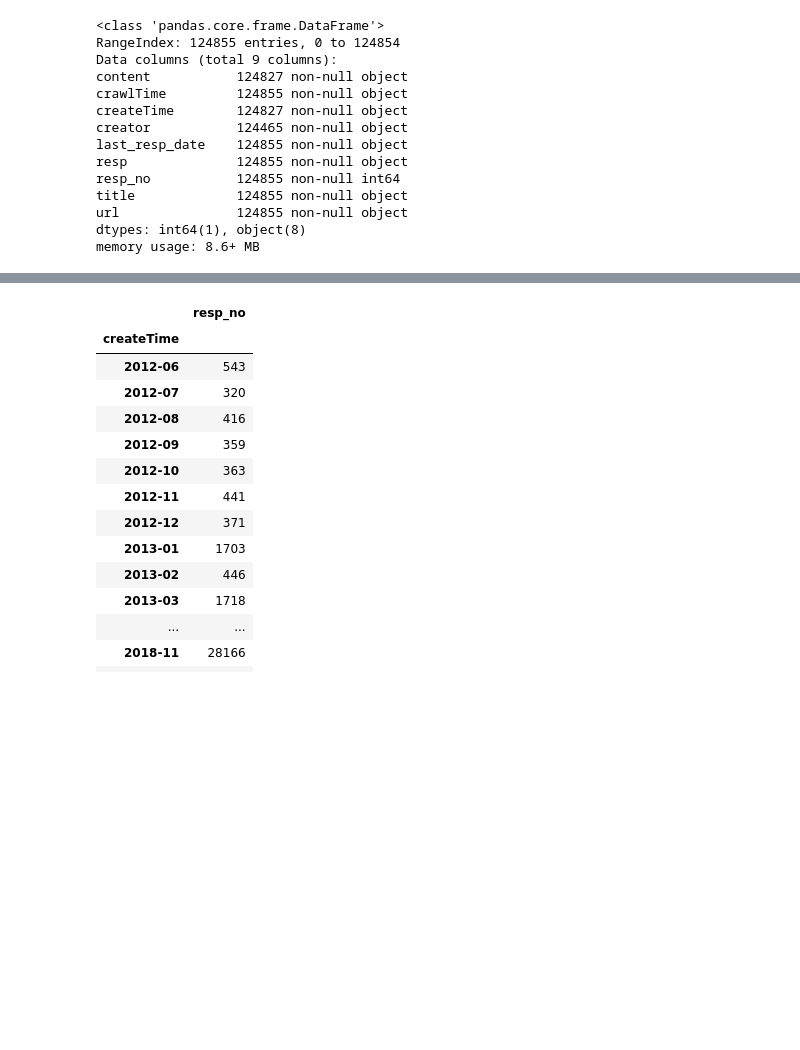
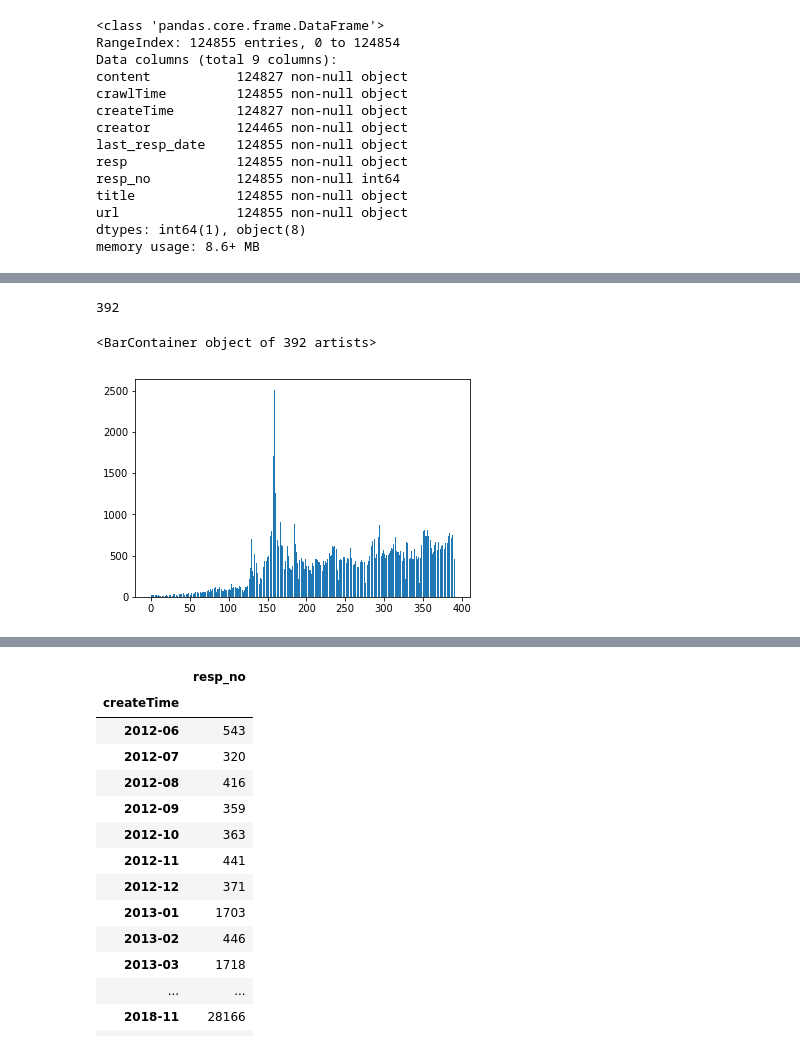
Before and after one commit to Rockyzsu/jsl, a Jupyter notebook: 统计.ipynb, the cells around one changed output, grey strips where cells are left out. Saved outputs shown, nothing was run; the diff lists cells and outputs as text; code cells hidden in the pictures; blank space fills up the shorter version.

```diff
--- a/统计.ipynb
+++ b/统计.ipynb
@@ -129 +210,10 @@ df.resample('M').sum()
+# %%
+len(plot_df)
+# %% [output]
+392
+# %%
+plt.bar(range(len(plot_df)),plot_df['title'])
+# %% [output]
+<BarContainer object of 392 artists>
+[figure, added]
 # %%
```
Also changed, not shown: parts of 28 cells of this notebook, 2 other files.
